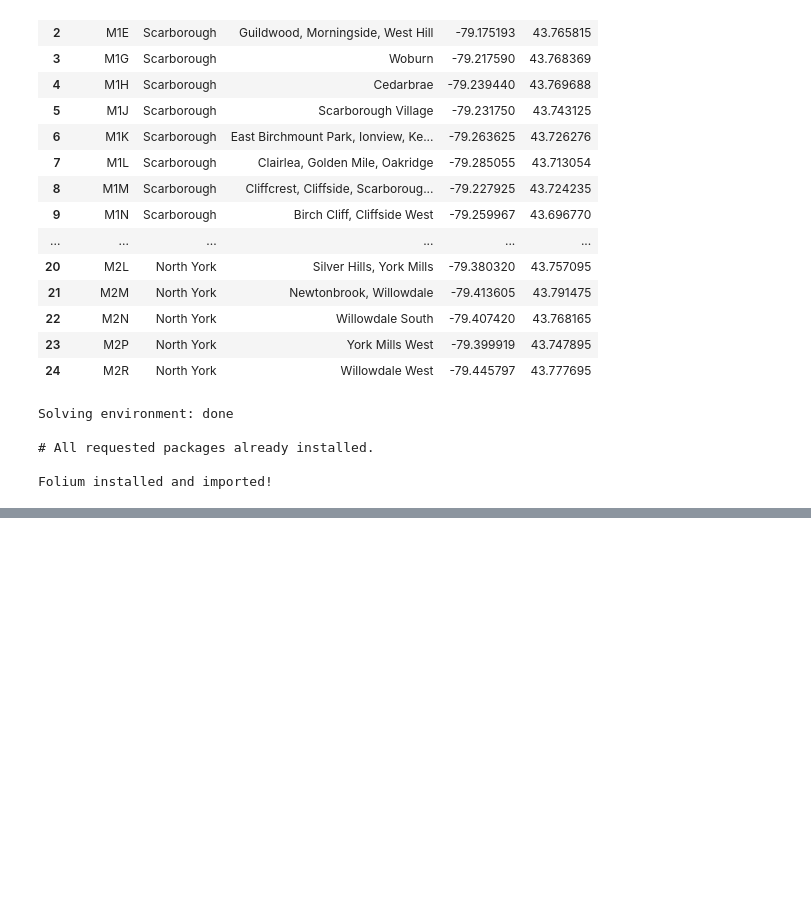
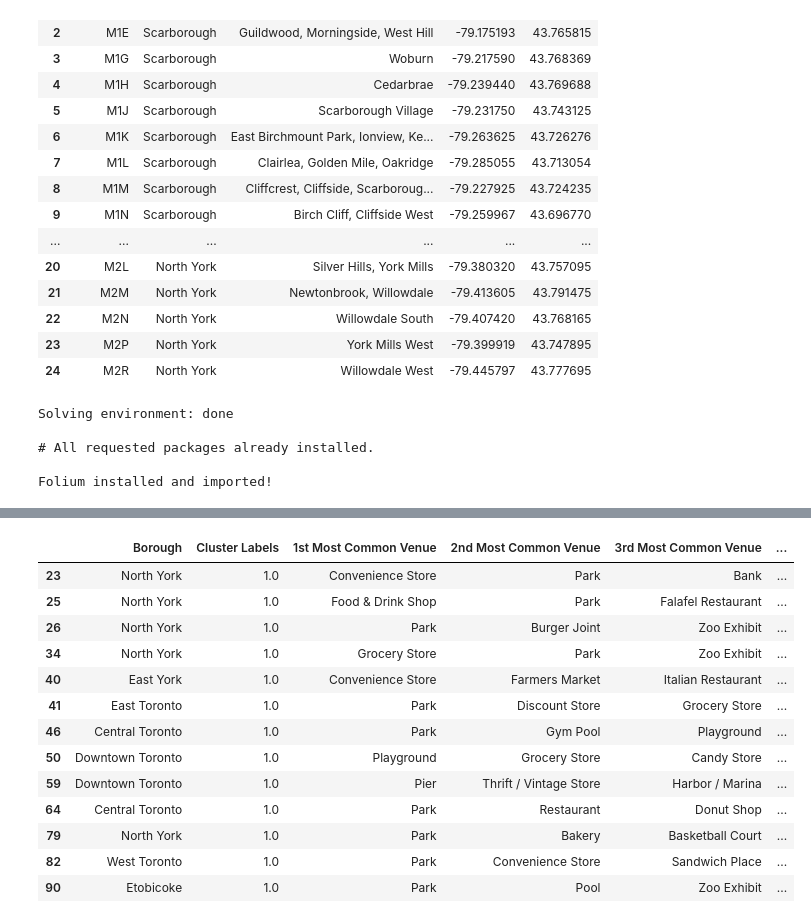
Before and after one commit to MicheleDeluchi/Coursera_Capstone, a Jupyter notebook: Clustering Neighborhoods in Toronto.ipynb, the cells around one changed output, grey strips where cells are left out. Cells and saved outputs as stored; diff of their text form; code cells hidden in the pictures; blank space fills up the shorter version.

```diff
--- a/Clustering Neighborhoods in Toronto.ipynb
+++ b/Clustering Neighborhoods in Toronto.ipynb
@@ -166,0 +402,6 @@ Folium installed and imported!
+# %%
+def return_most_common_venues(row, num_top_venues):
+    row_categories = row.iloc[1:]
+    row_categories_sorted = row_categories.sort_values(ascending=False)
+
+    return row_categories_sorted.index.values[0:num_top_venues]
@@ -166,0 +502,17 @@ Folium installed and imported!
+# %%
+toronto_merged.loc[toronto_merged['Cluster Labels'] == 1, toronto_merged.columns[[1] + list(range(5, toronto_merged.shape[1]))]]
+# %% [output]
+|  | Borough | Cluster Labels | 1st Most Common Venue | 2nd Most Common Venue | 3rd Most Common Venue | ... |
+| 23 | North York | 1.0 | Convenience Store | Park | Bank | ... |
+| 25 | North York | 1.0 | Food & Drink Shop | Park | Falafel Restaurant | ... |
+| 26 | North York | 1.0 | Park | Burger Joint | Zoo Exhibit | ... |
+| 34 | North York | 1.0 | Grocery Store | Park | Zoo Exhibit | ... |
+| 40 | East York | 1.0 | Convenience Store | Farmers Market | Italian Restaurant | ... |
+| 41 | East Toronto | 1.0 | Park | Discount Store | Grocery Store | ... |
+| 46 | Central Toronto | 1.0 | Park | Gym Pool | Playground | ... |
+| 50 | Downtown Toronto | 1.0 | Playground | Grocery Store | Candy Store | ... |
+| 59 | Downtown Toronto | 1.0 | Pier | Thrift / Vintage Store | Harbor / Marina | ... |
+| 64 | Central Toronto | 1.0 | Park | Restaurant | Donut Shop | ... |
+| 79 | North York | 1.0 | Park | Bakery | Basketball Court | ... |
+| 82 | West Toronto | 1.0 | Park | Convenience Store | Sandwich Place | ... |
+| 90 | Etobicoke | 1.0 | Park | Pool | Zoo Exhibit | ... |
```
Also changed, not shown: parts of 20 cells of this notebook.
